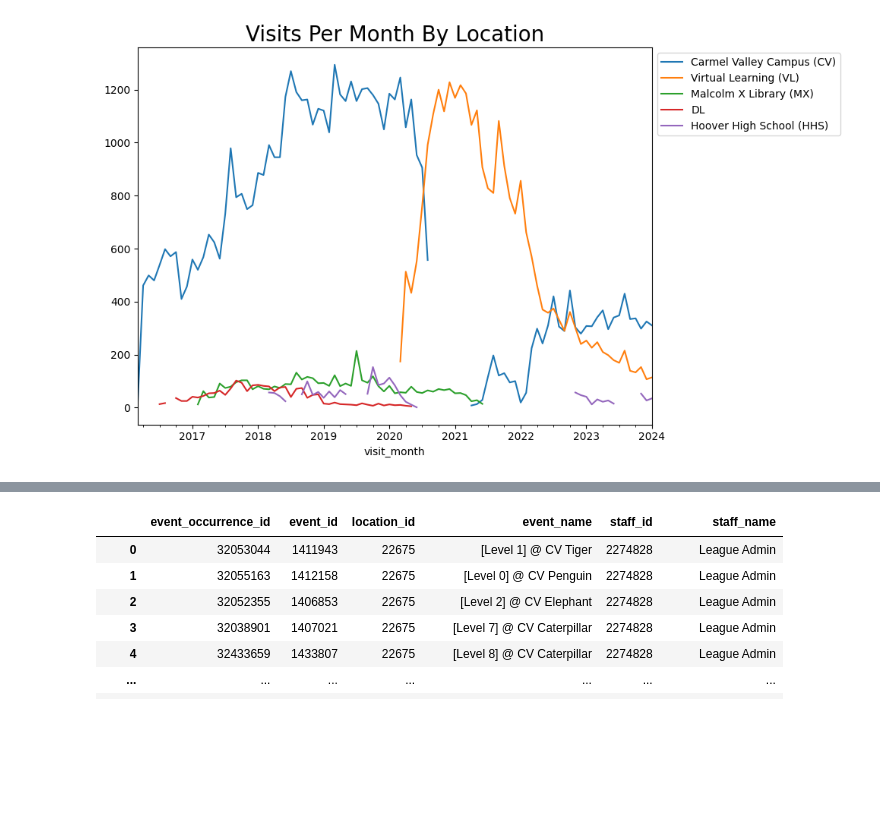
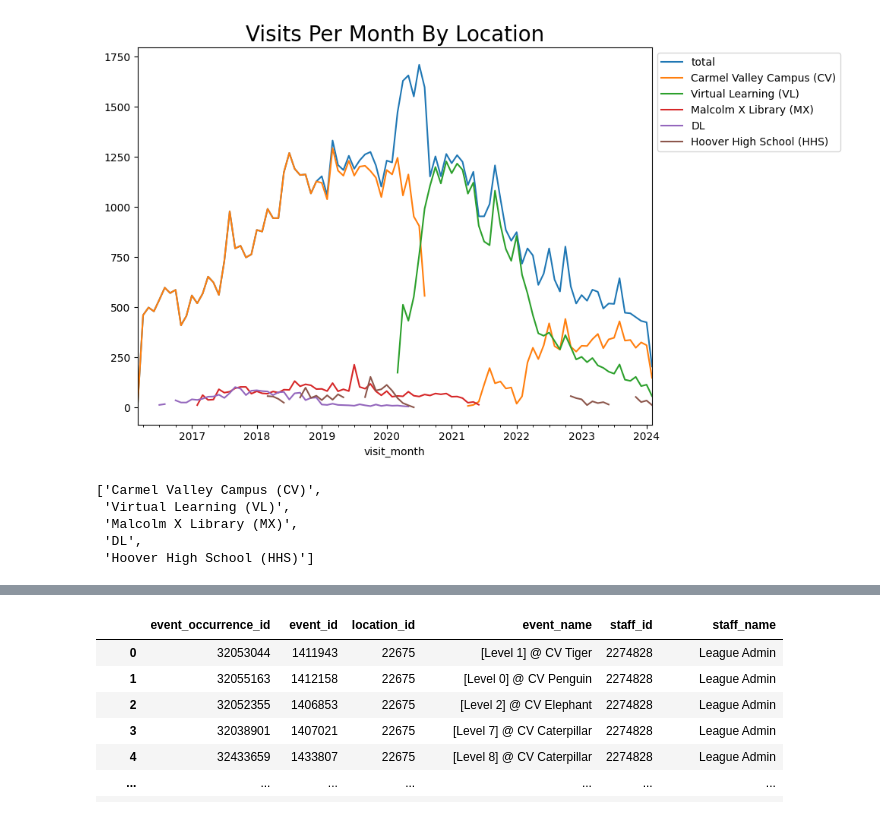
Before and after one commit to league-infrastructure/leaguesync, a Jupyter notebook: notebooks/Pike13Remote-Read.ipynb, the cells around one changed output, grey strips where cells are left out. Drawn from its saved outputs; the diff is of its cells as text; code cells hidden in the pictures; blank space fills up the shorter version.

```diff
--- a/notebooks/Pike13Remote-Read.ipynb
+++ b/notebooks/Pike13Remote-Read.ipynb
@@ -25,36 +25,45 @@ visits.groupby(visits.visit_month).event_occurrence_id.nunique().plot()
 t = pdf.visits\
     .merge(pdf.event_occurrences[['event_occurrence_id','event_id','location_id']], on ='event_occurrence_id', how='left')\
     .merge(pdf.locations, on='location_id',how='left')\
     .merge(pdf.events[['event_id','event_name','service_id','service_type']], on ='event_id', how='left')
 
 def get_name(v):
-    names = ['SMH','WMS','SEM','DL','SMD','VL','LH','SM','Gompers']
+    names = ['total', 'SMH','WMS','SEM','DL','SMD','VL','LH','SM','Gompers']
     import re
     for e in  re.split('@|\s', v):
         if e in names:
             return e
     return None
 
 t.loc[t.location_name.isnull(),'location_name'] = t[t.location_name.isnull()]['event_name'].apply(get_name)
 
 import matplotlib.pyplot as plt
 
 z = t.groupby(['visit_month', 'location_name']).visit_id.count().to_frame('n').unstack(-1)
 
 z.columns = z.columns.droplevel(0)
+z['total'] = z['Carmel Valley Campus (CV)'].fillna(0) + z['VL'].fillna(0) + z['Virtual Learning (VL)'].fillna(0)
 
 top_loc = list(t.location_name.value_counts()[:5].index)
 
 
-ax = z[top_loc].plot(figsize=(10,6))
+ax = z[['total']+top_loc].plot(figsize=(10,6))
 
 ax.legend(loc='upper left', bbox_to_anchor=(1, 1))
 ax.set_title('Visits Per Month By Location', fontsize=20)
 
 # Adjust layout to make room for the legend
 plt.tight_layout()
 # %% [output]
-[figure, old version]
+[figure, new version]
+# %%
+top_loc
+# %% [output]
+['Carmel Valley Campus (CV)',
+ 'Virtual Learning (VL)',
+ 'Malcolm X Library (MX)',
+ 'DL',
+ 'Hoover High School (HHS)']
 # %%
 pdf.services
 # %% [output]
```
Also changed, not shown: parts of 4 cells of this notebook, 4 other files.
